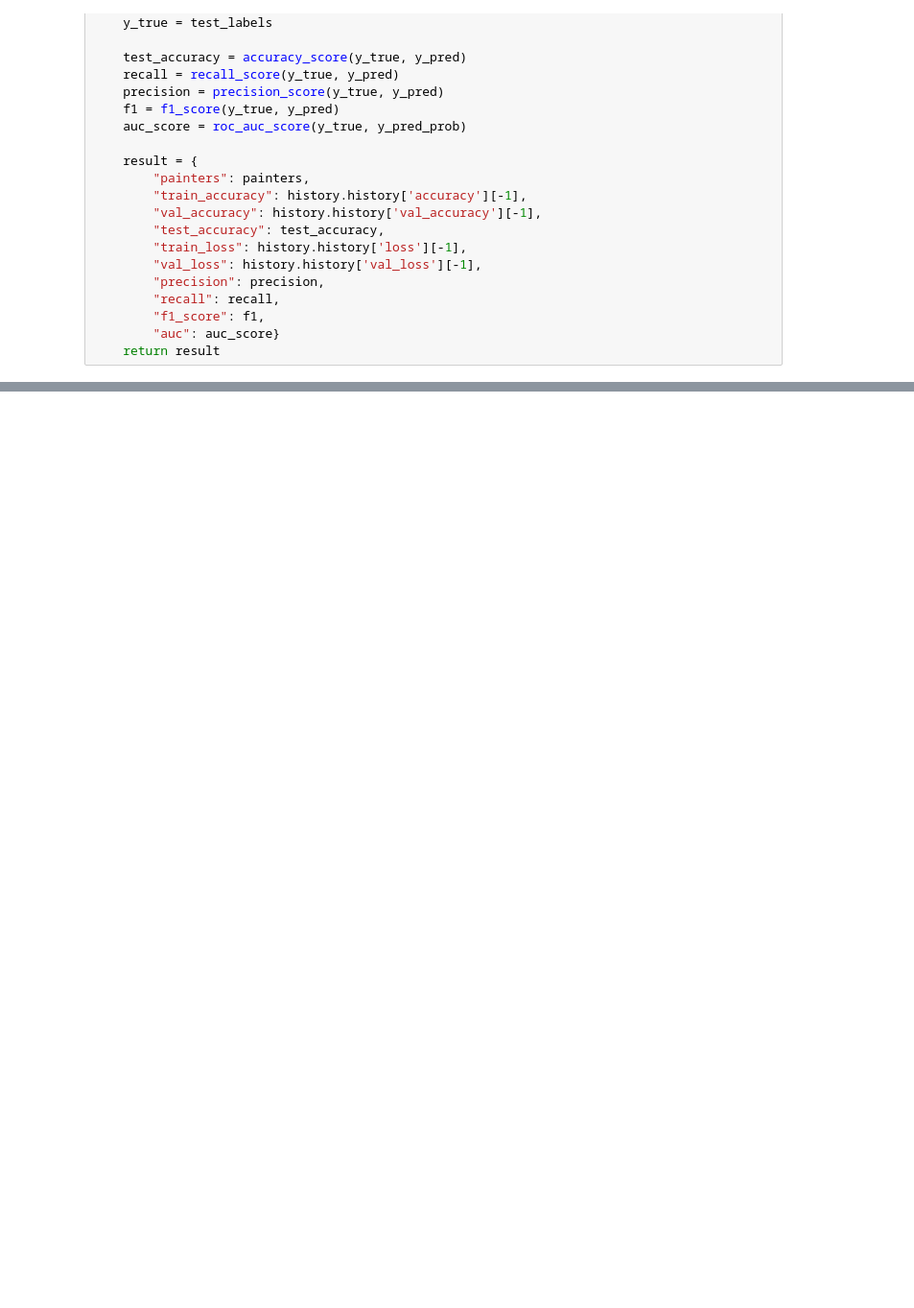
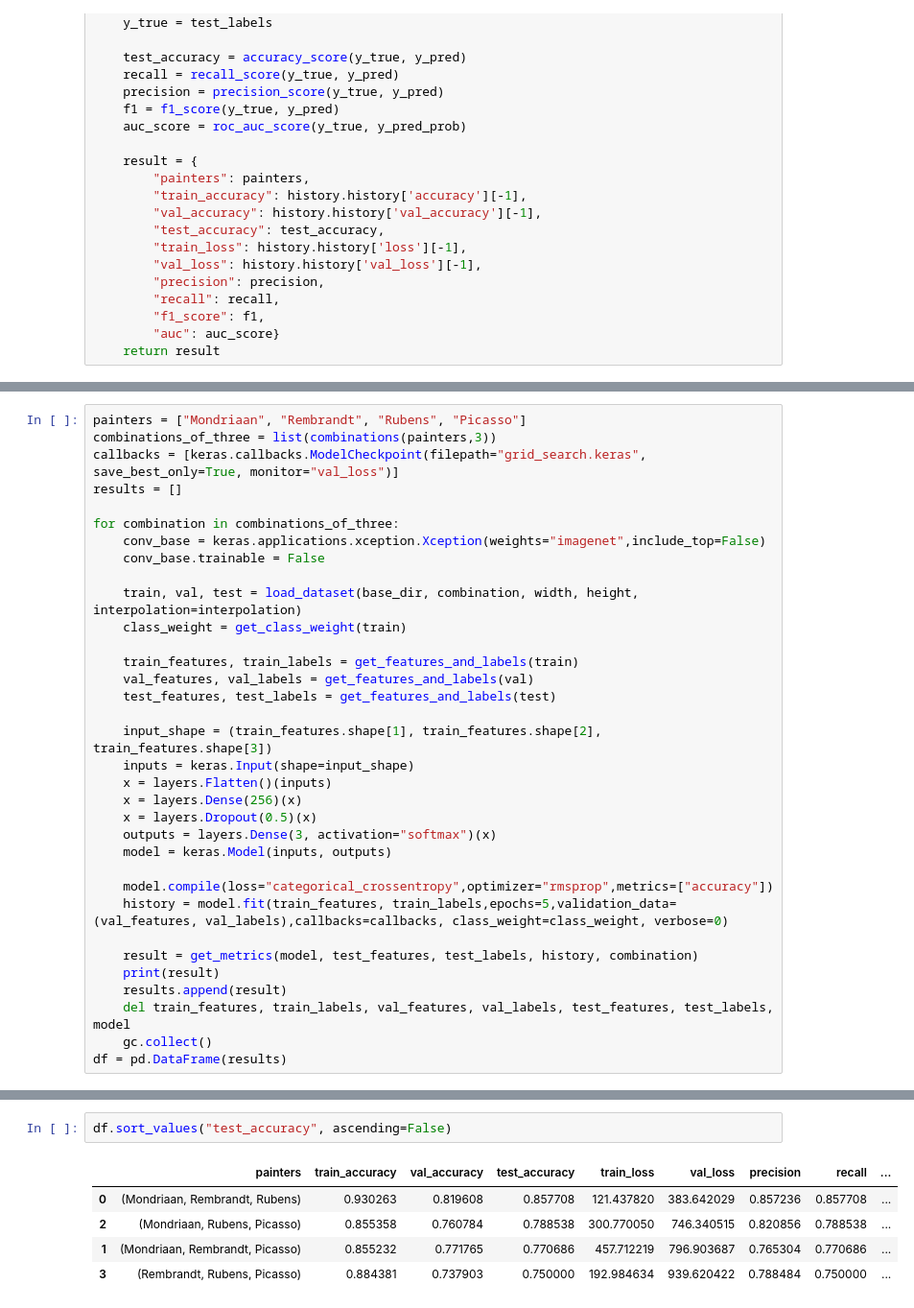
Before and after one commit to Tim-Mortier/Schilderijen-Classificatie, a Jupyter notebook: 6_Model_Training.ipynb, the cells around one changed output, grey strips where cells are left out. Shown at 96% size. Saved outputs shown, nothing was run; the diff lists cells and outputs as text; blank space fills up the shorter version.

```diff
--- a/6_Model_Training.ipynb
+++ b/6_Model_Training.ipynb
@@ -751,0 +783,34 @@ Found 371 files belonging to 2 classes.
+# %%
+painters = ["Mondriaan", "Rembrandt", "Rubens", "Picasso"]
+combinations_of_three = list(combinations(painters,3))
+callbacks = [keras.callbacks.ModelCheckpoint(filepath="grid_search.keras", save_best_only=True, monitor="val_loss")]
+results = []
+
+for combination in combinations_of_three:
+    conv_base = keras.applications.xception.Xception(weights="imagenet",include_top=False)
+    conv_base.trainable = False
+
+    train, val, test = load_dataset(base_dir, combination, width, height, interpolation=interpolation)
+    class_weight = get_class_weight(train)
+
+    train_features, train_labels = get_features_and_labels(train)
+    val_features, val_labels = get_features_and_labels(val)
+    test_features, test_labels = get_features_and_labels(test)
+
+    input_shape = (train_features.shape[1], train_features.shape[2], train_features.shape[3])
+    inputs = keras.Input(shape=input_shape)
+    x = layers.Flatten()(inputs)
+    x = layers.Dense(256)(x)
+    x = layers.Dropout(0.5)(x)
+    outputs = layers.Dense(3, activation="softmax")(x)
+    model = keras.Model(inputs, outputs)
+
+    model.compile(loss="categorical_crossentropy",optimizer="rmsprop",metrics=["accuracy"])
+    history = model.fit(train_features, train_labels,epochs=5,validation_data=(val_features, val_labels),callbacks=callbacks, class_weight=class_weight, verbose=0)
+
+    result = get_metrics(model, test_features, test_labels, history, combination)
+    print(result)
+    results.append(result)
+    del train_features, train_labels, val_features, val_labels, test_features, test_labels, model
+    gc.collect()
+df = pd.DataFrame(results)
@@ -751,0 +838,8 @@ Found 371 files belonging to 2 classes.
+# %%
+df.sort_values("test_accuracy", ascending=False)
+# %% [output]
+|  | painters | train_accuracy | val_accuracy | test_accuracy | train_loss | val_loss | precision | recall | ... |
+| 0 | (Mondriaan, Rembrandt, Rubens) | 0.930263 | 0.819608 | 0.857708 | 121.437820 | 383.642029 | 0.857236 | 0.857708 | ... |
+| 2 | (Mondriaan, Rubens, Picasso) | 0.855358 | 0.760784 | 0.788538 | 300.770050 | 746.340515 | 0.820856 | 0.788538 | ... |
+| 1 | (Mondriaan, Rembrandt, Picasso) | 0.855232 | 0.771765 | 0.770686 | 457.712219 | 796.903687 | 0.765304 | 0.770686 | ... |
+| 3 | (Rembrandt, Rubens, Picasso) | 0.884381 | 0.737903 | 0.750000 | 192.984634 | 939.620422 | 0.788484 | 0.750000 | ... |
```
Also changed, not shown: parts of 18 cells of this notebook.
